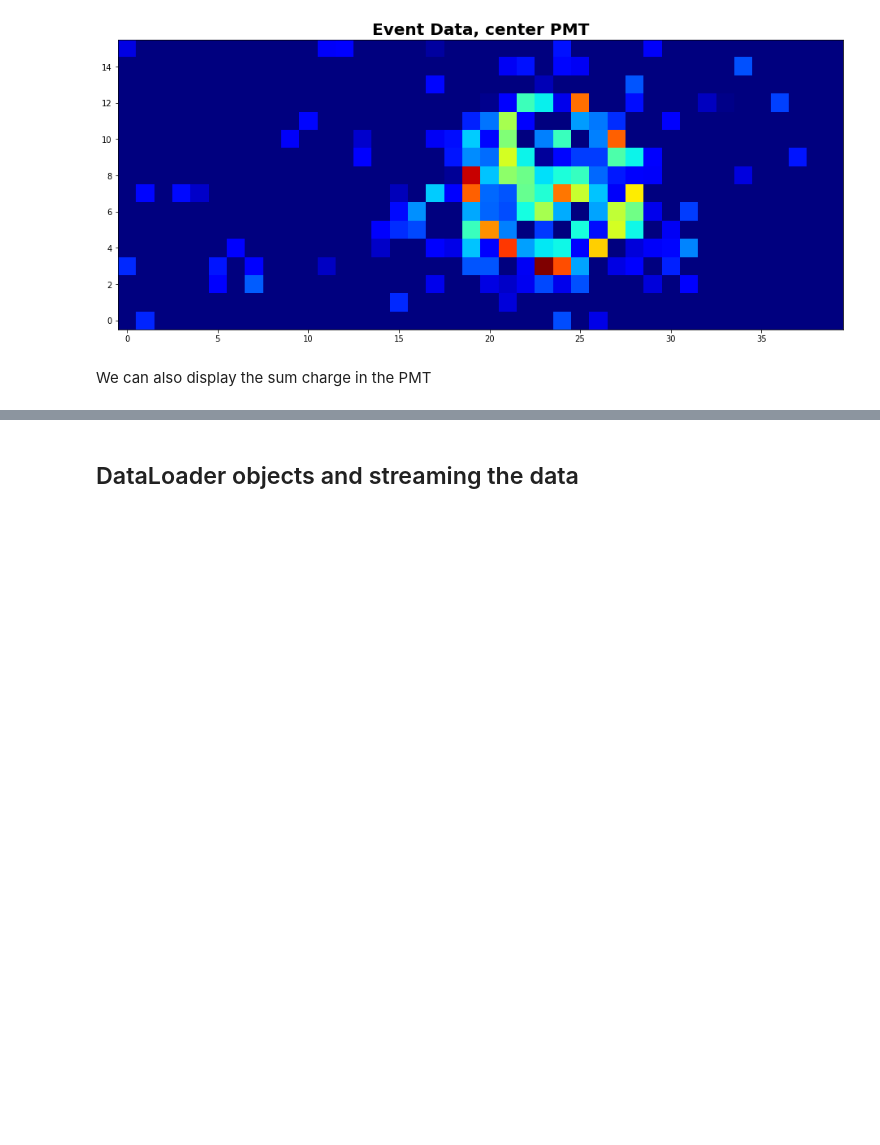
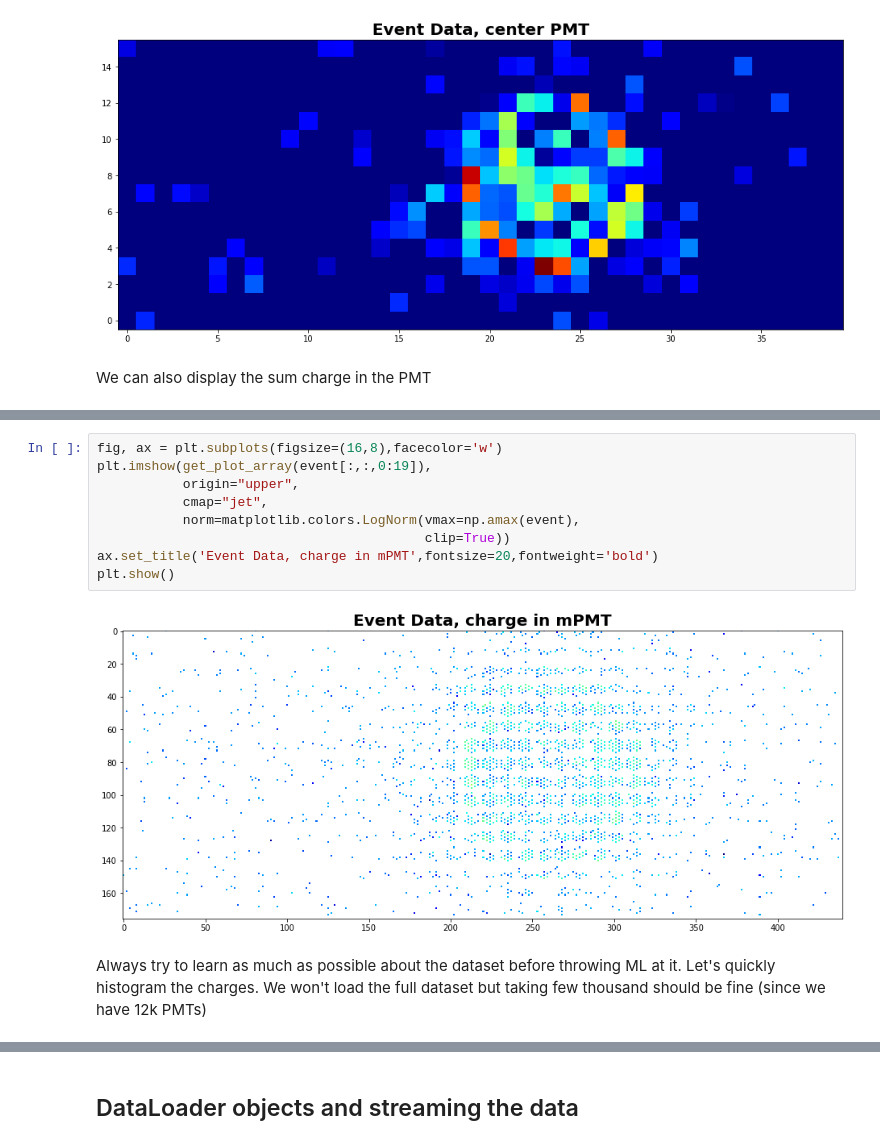
Before and after one commit to wfedorko/TRISEP_ML_tutorial, a Jupyter notebook: notebooks/Data_Exploration_And_Streaming.ipynb, the cells around one changed output, grey strips where cells are left out. Drawn from its saved outputs; the diff is of its cells as text; blank space fills up the shorter version.

Commit message:
further edits to the data exploration tutorial

```diff
--- a/notebooks/Data_Exploration_And_Streaming.ipynb
+++ b/notebooks/Data_Exploration_And_Streaming.ipynb
@@ -218,0 +226,13 @@ class is 0
+# %%
+fig, ax = plt.subplots(figsize=(16,8),facecolor='w')
+plt.imshow(get_plot_array(event[:,:,0:19]),
+           origin="upper",
+           cmap="jet",
+           norm=matplotlib.colors.LogNorm(vmax=np.amax(event),
+                                          clip=True))
+ax.set_title('Event Data, charge in mPMT',fontsize=20,fontweight='bold')
+plt.show()
+# %% [output]
+[figure, added]
+# %% [markdown]
+Always try to learn as much as possible about the dataset before throwing ML at it. Let's quickly histogram the charges. We won't load the full dataset but taking few thousand should be fine (since we have 12k PMTs)
```
Also changed, not shown: parts of 30 cells of this notebook, 1 other file.
